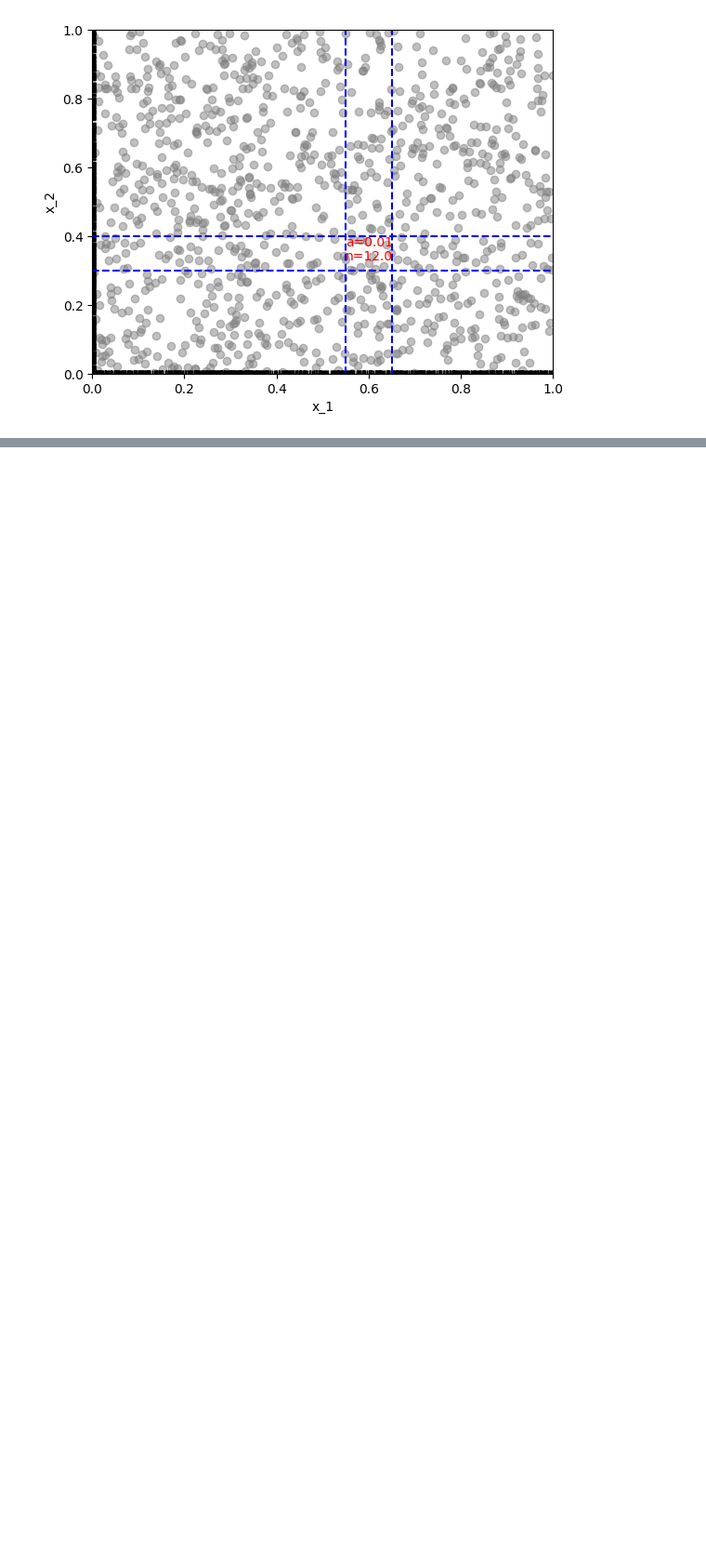
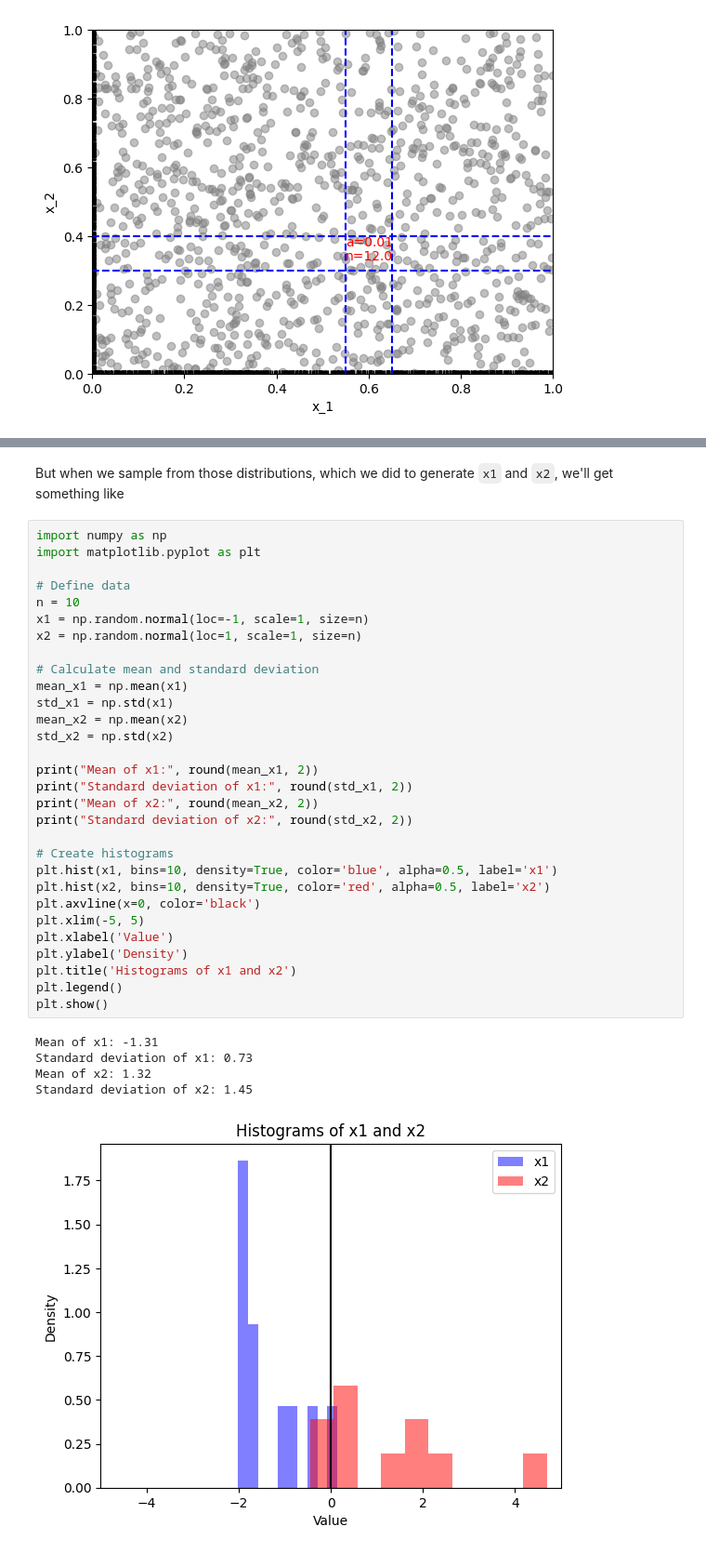
Before and after one commit to nicklausmillican/ISLP_Python, a Jupyter notebook: ISLP_Python_Ch4.ipynb, the cells around one changed output, grey strips where cells are left out. Shown at 93% size. Saved outputs shown, nothing was run; the diff lists cells and outputs as text; blank space fills up the shorter version.

```diff
--- a/ISLP_Python_Ch4.ipynb
+++ b/ISLP_Python_Ch4.ipynb
@@ -474,0 +524,38 @@ plt.show()
+# %% [markdown]
+But when we sample from those distributions, which we did to generate `x1` and `x2`, we'll get something like
+# %%
+import numpy as np
+import matplotlib.pyplot as plt
+
+# Define data
+n = 10
+x1 = np.random.normal(loc=-1, scale=1, size=n)
+x2 = np.random.normal(loc=1, scale=1, size=n)
+
+# Calculate mean and standard deviation
+mean_x1 = np.mean(x1)
+std_x1 = np.std(x1)
+mean_x2 = np.mean(x2)
+std_x2 = np.std(x2)
+
+print("Mean of x1:", round(mean_x1, 2))
+print("Standard deviation of x1:", round(std_x1, 2))
+print("Mean of x2:", round(mean_x2, 2))
+print("Standard deviation of x2:", round(std_x2, 2))
+
+# Create histograms
+plt.hist(x1, bins=10, density=True, color='blue', alpha=0.5, label='x1')
+plt.hist(x2, bins=10, density=True, color='red', alpha=0.5, label='x2')
+plt.axvline(x=0, color='black')
+plt.xlim(-5, 5)
+plt.xlabel('Value')
+plt.ylabel('Density')
+plt.title('Histograms of x1 and x2')
+plt.legend()
+plt.show()
+# %% [output]
+Mean of x1: -1.31
+Standard deviation of x1: 0.73
+Mean of x2: 1.32
+Standard deviation of x2: 1.45
+[figure, added]
```
Also changed, not shown: parts of 20 cells of this notebook.
